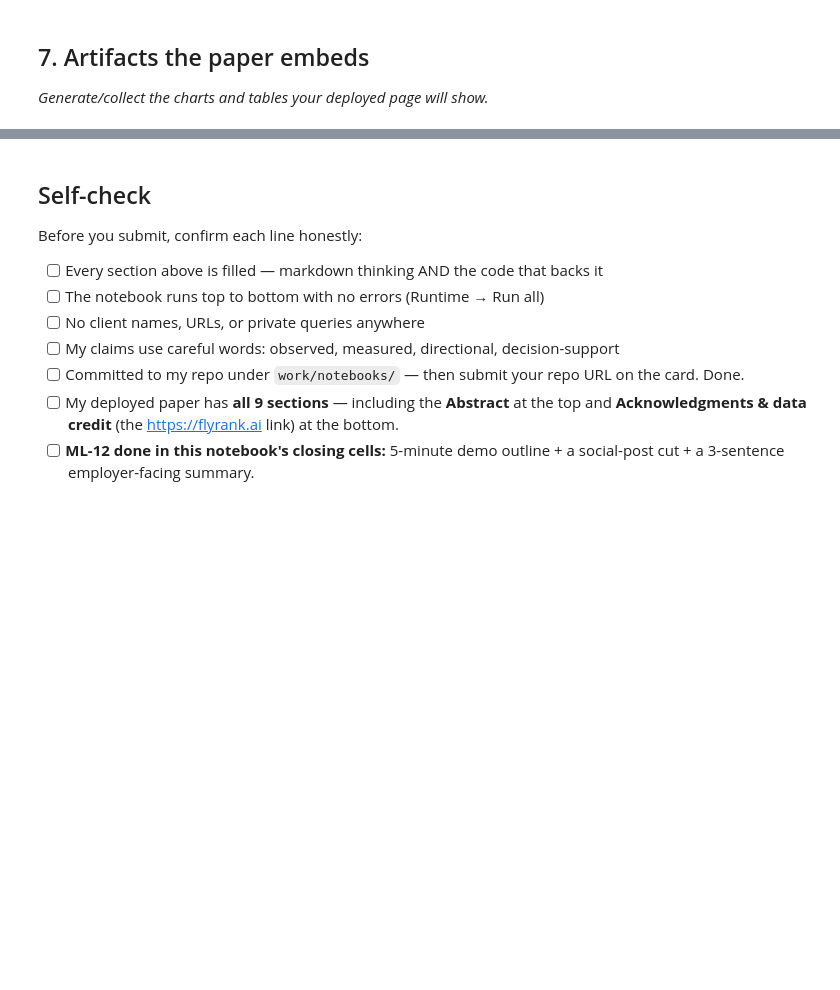
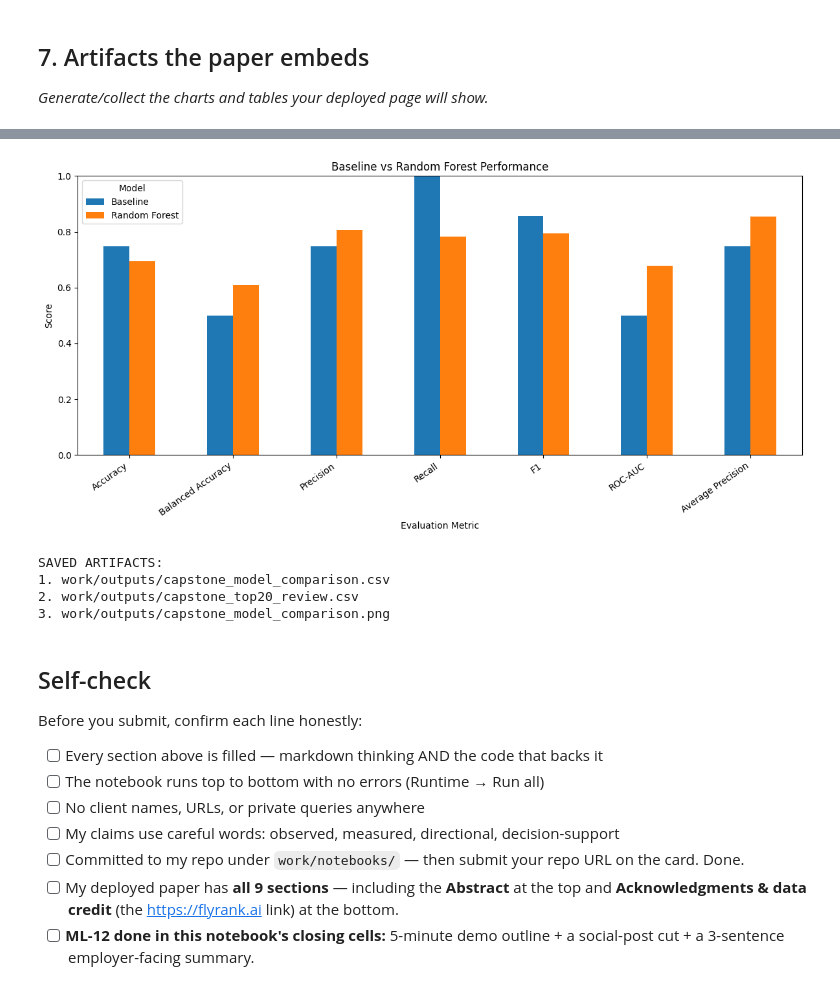
Before and after one commit to StickRift/Rift, a Jupyter notebook: work/notebooks/capstone.ipynb, the cells around one changed output, grey strips where cells are left out. Drawn from its saved outputs; the diff is of its cells as text; code cells hidden in the pictures; blank space fills up the shorter version.

```diff
--- a/work/notebooks/capstone.ipynb
+++ b/work/notebooks/capstone.ipynb
@@ -37,3 +508,62 @@ This skeleton is yours to fill. Work the sections **in order** — each one has
+# %%
+import os
+import matplotlib.pyplot as plt
+
+# Create output folder
+os.makedirs("work/outputs", exist_ok=True)
+
+# Save model comparison table
+results_df.to_csv(
+    "work/outputs/capstone_model_comparison.csv"
+)
+
+# Save anonymised top-20 ranking
+top_20.to_csv(
+    "work/outputs/capstone_top20_review.csv",
+    index=False
+)
+
+# Create model comparison chart
+metrics_to_plot = [
+    "Accuracy",
+    "Balanced Accuracy",
+    "Precision",
+    "Recall",
+    "F1",
+    "ROC-AUC",
+    "Average Precision"
+]
+
+results_df[metrics_to_plot].T.plot(
+    kind="bar",
+    figsize=(12, 6)
+)
+
+plt.title("Baseline vs Random Forest Performance")
+plt.ylabel("Score")
+plt.xlabel("Evaluation Metric")
+plt.xticks(rotation=35, ha="right")
+plt.ylim(0, 1)
+plt.tight_layout()
+
+plt.savefig(
+    "work/outputs/capstone_model_comparison.png",
+    dpi=300,
+    bbox_inches="tight"
+)
+
+plt.show()
+
+print("SAVED ARTIFACTS:")
+print("1. work/outputs/capstone_model_comparison.csv")
+print("2. work/outputs/capstone_top20_review.csv")
+print("3. work/outputs/capstone_model_comparison.png")
+# %% [output]
+[figure, added]
+SAVED ARTIFACTS:
+1. work/outputs/capstone_model_comparison.csv
+2. work/outputs/capstone_top20_review.csv
+3. work/outputs/capstone_model_comparison.png
 # %% [markdown]
 ## Self-check
 
```
Also changed, not shown: parts of 29 cells of this notebook.
